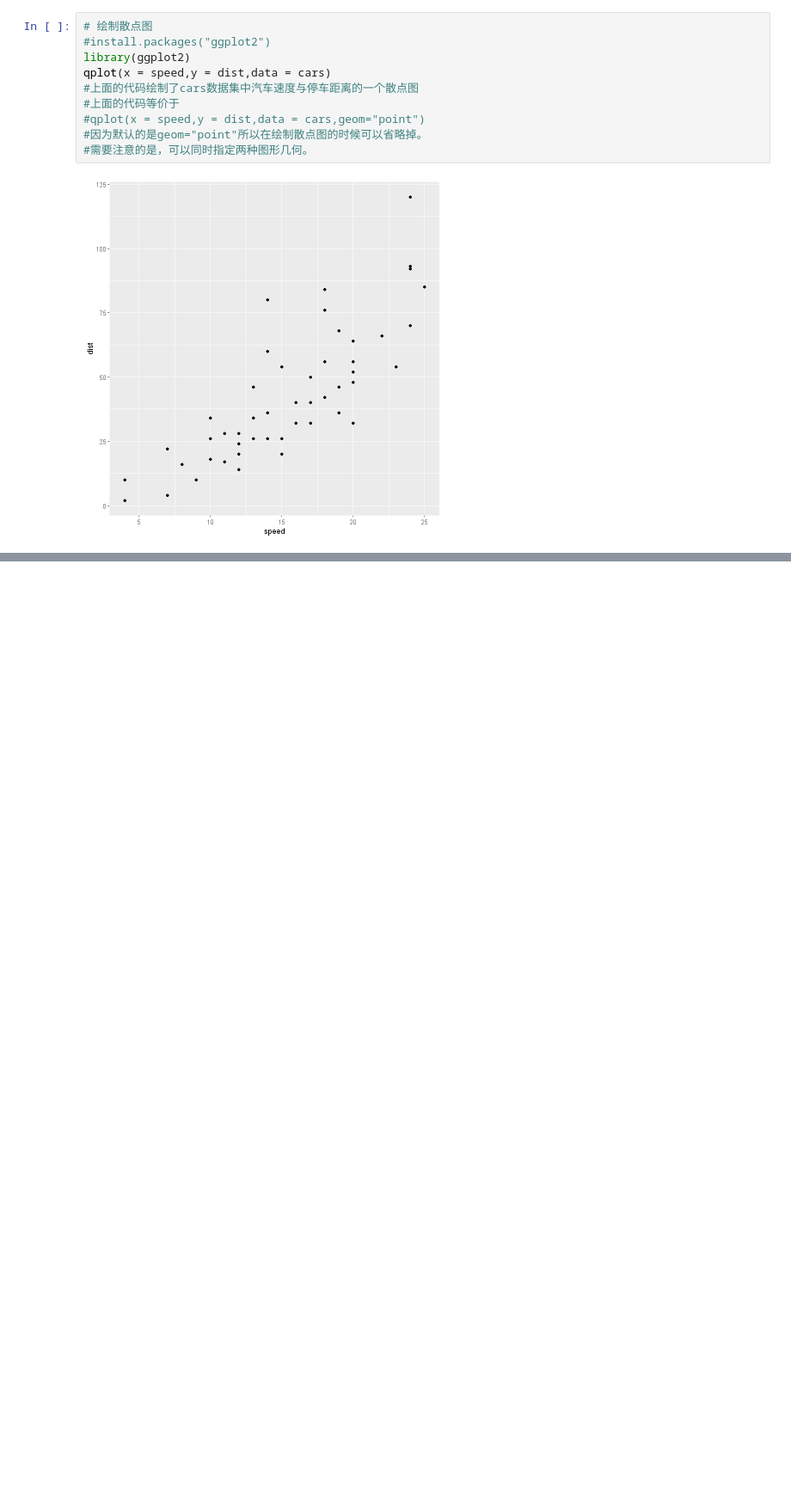
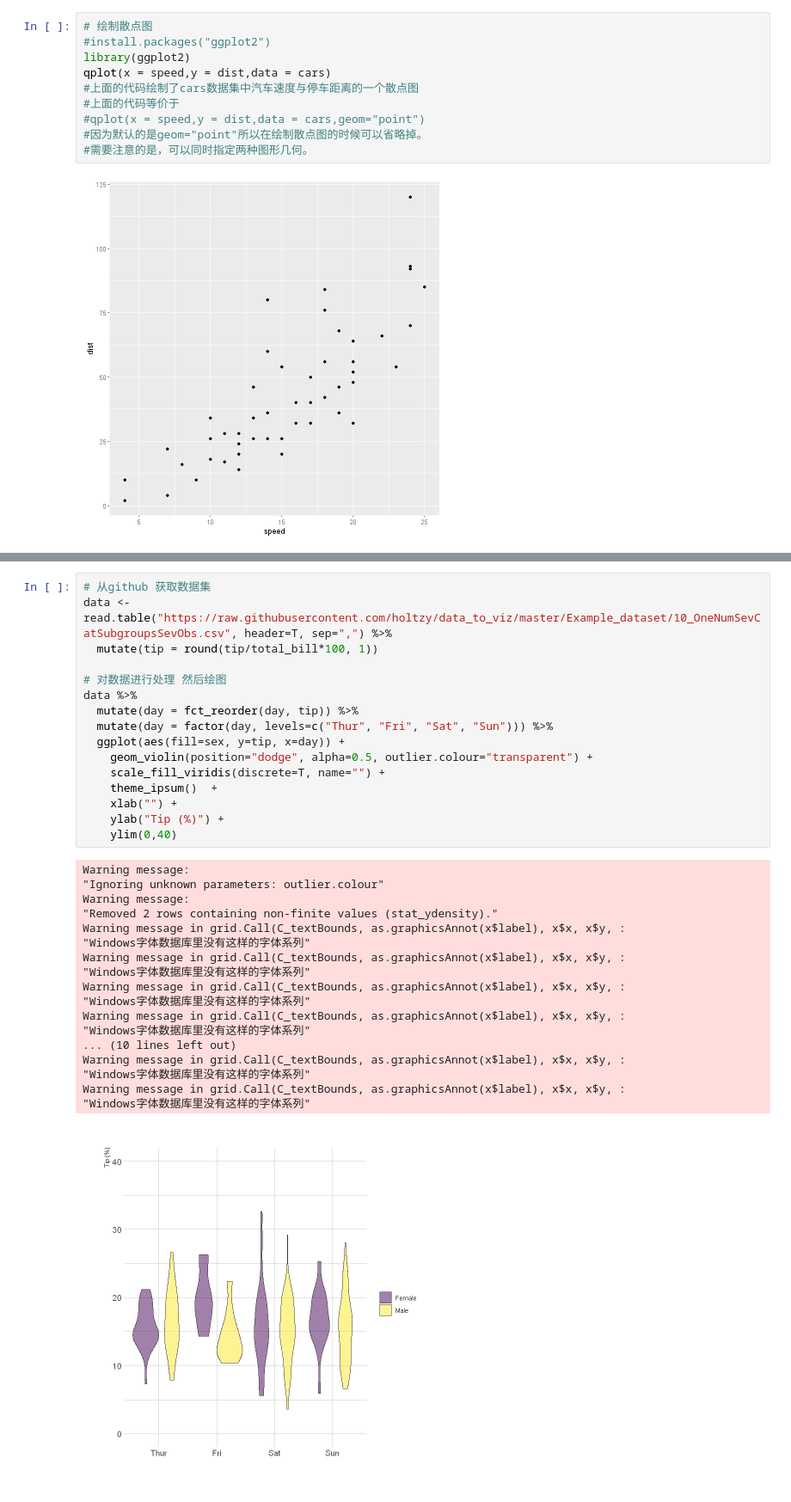
Before and after one commit to ruishuQU/R-visualization-Guide, a Jupyter notebook: R visualization/ch01 R语言数据可视化简介.ipynb, the cells around one changed output, grey strips where cells are left out. Shown: that part at 86% size. Cells and saved outputs as stored; diff of their text form; blank space fills up the shorter version.

```diff
--- a/R visualization/ch01 R语言数据可视化简介.ipynb
+++ b/R visualization/ch01 R语言数据可视化简介.ipynb
@@ -674,0 +814,35 @@ qplot(x = speed,y = dist,data = cars,geom = c("point","smooth"))
+# %%
+# 从github 获取数据集
+data <- read.table("https://raw.githubusercontent.com/holtzy/data_to_viz/master/Example_dataset/10_OneNumSevCatSubgroupsSevObs.csv", header=T, sep=",") %>%
+  mutate(tip = round(tip/total_bill*100, 1))
+
+# 对数据进行处理 然后绘图
+data %>%
+  mutate(day = fct_reorder(day, tip)) %>%
+  mutate(day = factor(day, levels=c("Thur", "Fri", "Sat", "Sun"))) %>%
+  ggplot(aes(fill=sex, y=tip, x=day)) +
+    geom_violin(position="dodge", alpha=0.5, outlier.colour="transparent") +
+    scale_fill_viridis(discrete=T, name="") +
+    theme_ipsum()  +
+    xlab("") +
+    ylab("Tip (%)") +
+    ylim(0,40)
+# %% [output]
+Warning message:
+"Ignoring unknown parameters: outlier.colour"
+Warning message:
+"Removed 2 rows containing non-finite values (stat_ydensity)."
+Warning message in grid.Call(C_textBounds, as.graphicsAnnot(x$label), x$x, x$y, :
+"Windows字体数据库里没有这样的字体系列"
+Warning message in grid.Call(C_textBounds, as.graphicsAnnot(x$label), x$x, x$y, :
+"Windows字体数据库里没有这样的字体系列"
+Warning message in grid.Call(C_textBounds, as.graphicsAnnot(x$label), x$x, x$y, :
+"Windows字体数据库里没有这样的字体系列"
+Warning message in grid.Call(C_textBounds, as.graphicsAnnot(x$label), x$x, x$y, :
+"Windows字体数据库里没有这样的字体系列"
+... (10 lines left out)
+Warning message in grid.Call(C_textBounds, as.graphicsAnnot(x$label), x$x, x$y, :
+"Windows字体数据库里没有这样的字体系列"
+Warning message in grid.Call(C_textBounds, as.graphicsAnnot(x$label), x$x, x$y, :
+"Windows字体数据库里没有这样的字体系列"
+[figure, added]
```
Also changed, not shown: parts of 34 cells of this notebook, 1 other file.
